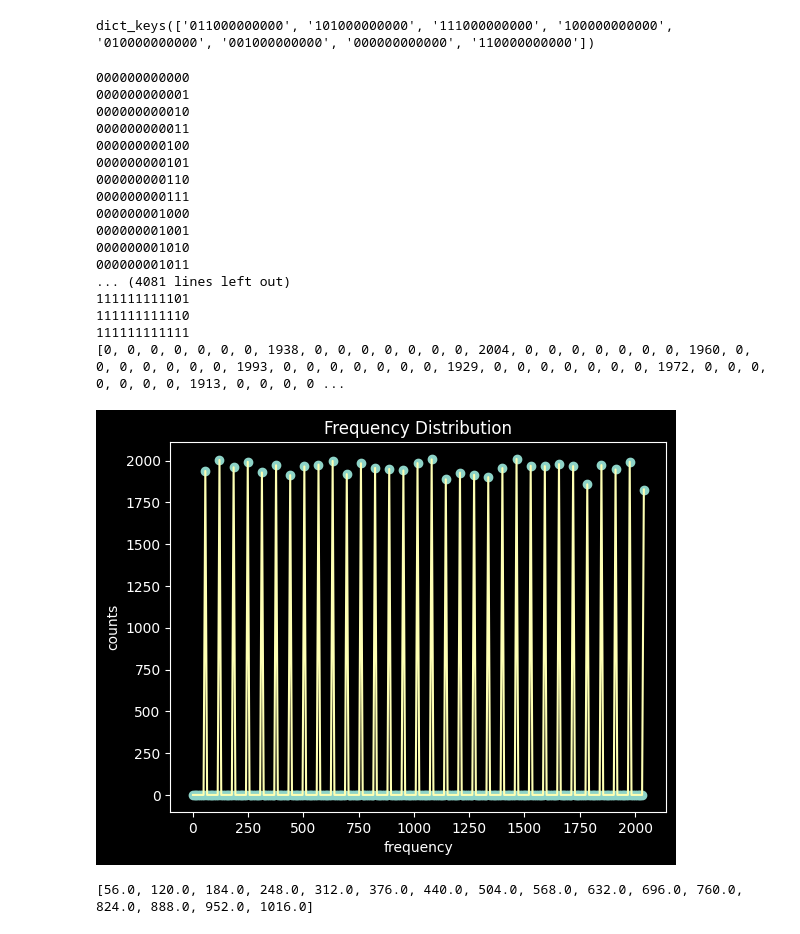
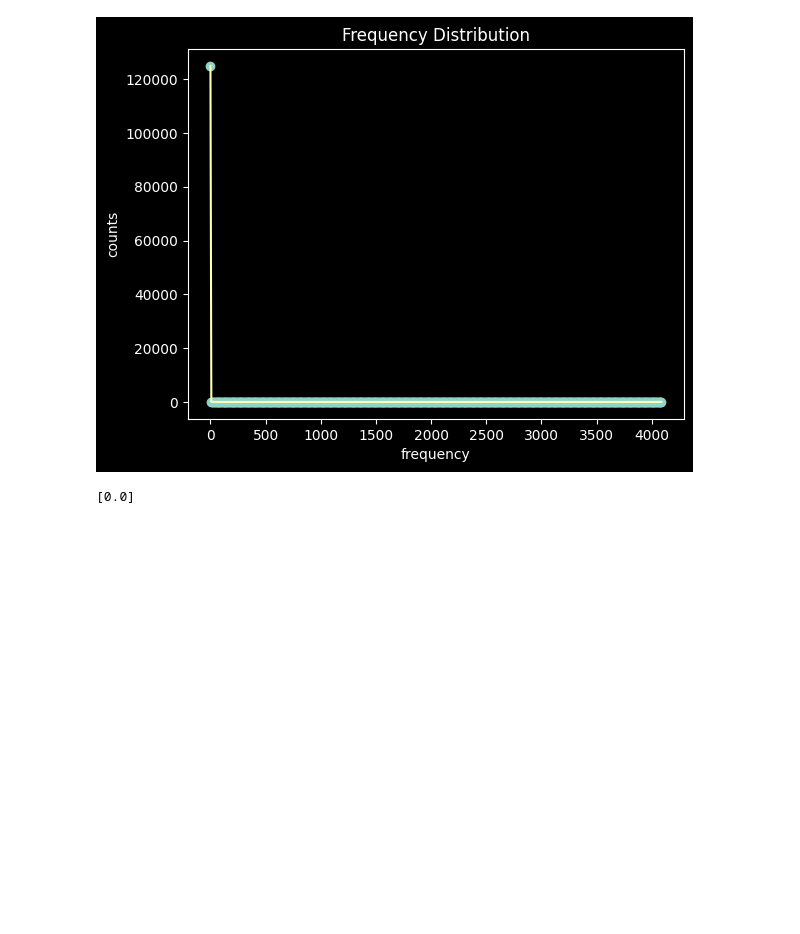
Before and after one commit to qmlWizard/qase, a Jupyter notebook: test2.ipynb, the cells around one changed output. Drawn from its saved outputs; the diff is of its cells as text; code cells hidden in the pictures; blank space fills up the shorter version.

```diff
--- a/test2.ipynb
+++ b/test2.ipynb
@@ -139,9 +135,9 @@ print(binary_signal[:10])  # Display the first 10 binary strings for verificatio
 # %%
 signal = generate_normal_seismic(512, duration)
 
-event_times = [0.2]
-#signal = add_earthquake_effects(signal, 1024, event_times)
-signal = add_nuclear_effects(signal, 512, event_times)
+event_times = [0.1, 0.3, 0.5, 0.7]
+signal = add_earthquake_effects(signal, 512, event_times)
+#signal = add_nuclear_effects(signal, 512, event_times)
 
 
 signal_normalized = signal #/ np.max(np.abs(signal))
@@ -199,3 +196,8 @@ def generate_binary_strings(n):
     binary_strings = [format(i, f'0{n}b') for i in range(total_strings)]
 
     return binary_strings
+# %%
+s = '111'
+
+for i in s:
+    print(checkX('0', i, False))
@@ -217,11 +223,11 @@ for b, l in zip(binary_signal, loc):
             if checkX('0', b[i], False):
                 qc.x(i)
 
-
+    """
     for sbit in range(len(l)):
         if l[sbit] == '1':
             qc.x(sbit + 3)
-
+    """
     qc.append(mcmt_gate, [3, 4, 5, 6, 7, 8, 9, 10, 11, 0, 1, 2])
 
 
@@ -232,16 +238,17 @@ for b, l in zip(binary_signal, loc):
         else:
             if checkX('0', b[i], False):
                 qc.x(i)
-
+    """
     for sbit in range(len(l)):
         if l[sbit] == '1':
             qc.x(sbit + 3)
-
+    """
 
     qc.barrier()
 
 qc.append(QFT(num_qubits, do_swaps=True), range(num_qubits))
-qc.append(QFT(num_qubits, do_swaps=True).inverse(), range(num_qubits))
+#\
+# qc.append(QFT(num_qubits, do_swaps=True).inverse(), range(num_qubits))
 
 # Measure the output state
 qc.measure_all()
@@ -257,10 +264,10 @@ counts = result.get_counts()
 
 
 # Draw the circuit
-#circuit_diagram = qc.draw(output='mpl')
+circuit_diagram = qc.draw(output='mpl', scale = 0.5)
 
 # Save the circuit diagram as an image
-#circuit_diagram.savefig('quantum_circuit.png')
+circuit_diagram.savefig('quantum_circuit.png')
 
 # Plot the measurement results
 hist = plot_histogram(counts)
@@ -275,8 +283,6 @@ Dominant state: 000111101111
 # %%
 keys = counts.keys()
 keys
-# %% [output]
-dict_keys(['011000000000', '101000000000', '111000000000', '100000000000', '010000000000', '001000000000', '000000000000', '110000000000'])
 # %%
 def get_fft_from_counts(counts, n_qubits):
     """
@@ -318,28 +323,10 @@ def plot_samples(samples,factor):
     plt.plot(x,y,"o")
     plt.plot(x,y)
 # %%
-fft = get_fft_from_counts(counts, 12)[:512//2]
+fft = get_fft_from_counts(counts, 12)[:512]
 plot_samples(fft, sampling_rate/512)
-print(fft)
 # %% [output]
-000000000000
-000000000001
-000000000010
-000000000011
-000000000100
-000000000101
-000000000110
-000000000111
-000000001000
-000000001001
-000000001010
-000000001011
-... (4081 lines left out)
-111111111101
-111111111110
-111111111111
-[0, 0, 0, 0, 0, 0, 0, 1938, 0, 0, 0, 0, 0, 0, 0, 2004, 0, 0, 0, 0, 0, 0, 0, 1960, 0, 0, 0, 0, 0, 0, 0, 1993, 0, 0, 0, 0, 0, 0, 0, 1929, 0, 0, 0, 0, 0, 0, 0, 1972, 0, 0, 0, 0, 0, 0, 0, 1913, 0, 0, 0, 0 ...
-[figure, old version]
+[figure, new version]
 # %%
 max_value = max(fft)
 max_index = fft.index(max_value)
@@ -354,4 +341,4 @@ for j in range(len(detected_frequency)):
 
 print(detected_frequency)
 # %% [output]
-[56.0, 120.0, 184.0, 248.0, 312.0, 376.0, 440.0, 504.0, 568.0, 632.0, 696.0, 760.0, 824.0, 888.0, 952.0, 1016.0]
+[0.0]
```
Also changed, not shown: parts of 8 cells of this notebook, 3 other files.
